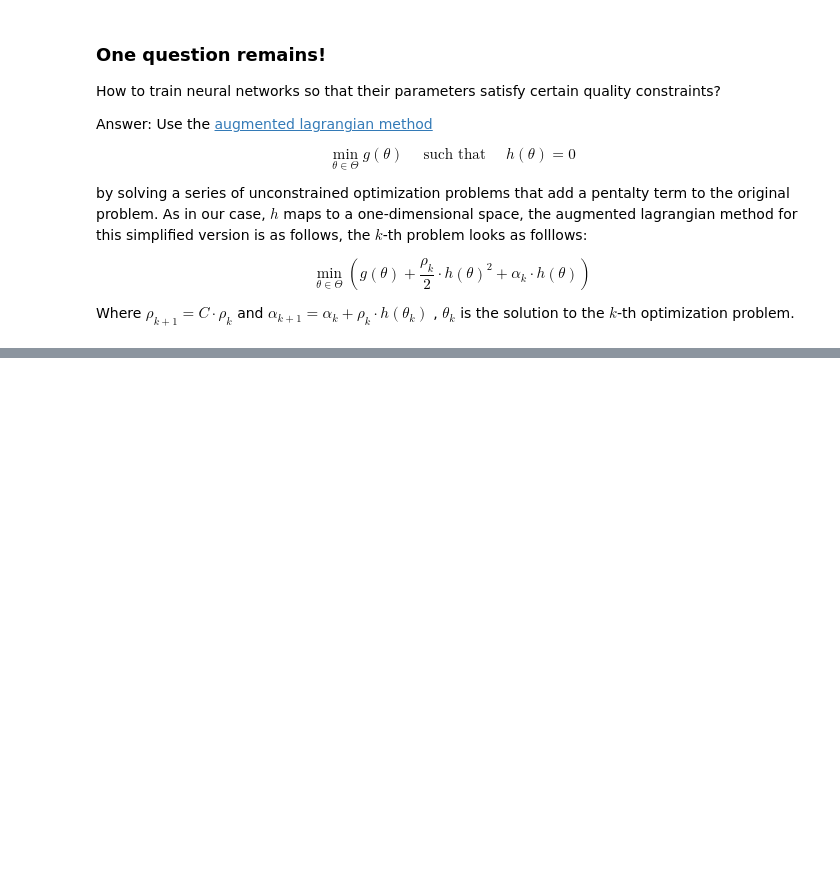
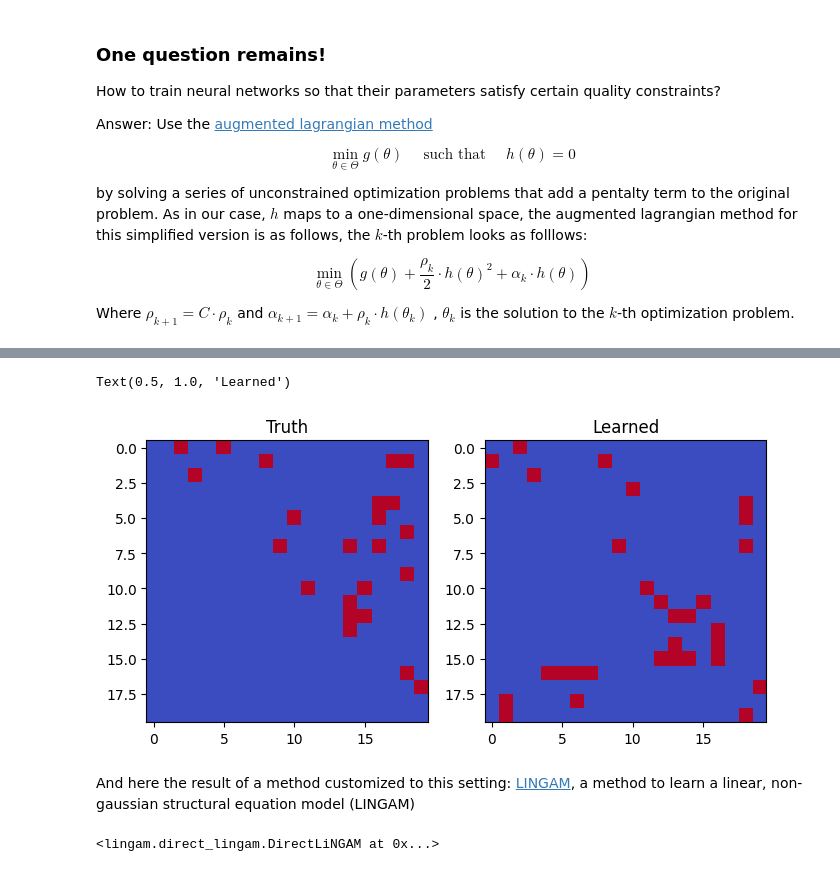
Before and after one commit to windisch/boxroom, a Jupyter notebook: notebooks/learning_large_bayesian_networks.ipynb, the cells around one changed output, grey strips where cells are left out. Cells and saved outputs as stored; diff of their text form; code cells hidden in the pictures; blank space fills up the shorter version.

```diff
--- a/notebooks/learning_large_bayesian_networks.ipynb
+++ b/notebooks/learning_large_bayesian_networks.ipynb
@@ -308,0 +398,15 @@ to the $k$-th optimization problem.
+# %%
+dag_learned = from_pandas(df, w_threshold=0.3, max_iter=200)
+# %%
+fig, axes = plt.subplots(figsize=(8, 4), ncols=2)
+
+axes[0].imshow(nx.to_numpy_array(model.dag), cmap='coolwarm')
+axes[0].set_title('Truth')
+
+axes[1].imshow(nx.to_numpy_array(dag_learned) != 0, cmap='coolwarm')
+axes[1].set_title('Learned')
+# %% [output]
+Text(0.5, 1.0, 'Learned')
+[figure, added]
+# %% [markdown]
+And here the result of a method customized to this setting: [LINGAM](https://lingam.readthedocs.io/en/latest/tutorial/lingam.html#id5), a method to learn a linear, non-gaussian structural equation model (LINGAM)
@@ -308,0 +415,5 @@ to the $k$-th optimization problem.
+# %%
+model_lingam = lingam.DirectLiNGAM()
+model_lingam.fit(df)
+# %% [output]
+<lingam.direct_lingam.DirectLiNGAM at 0x...>
```
Also changed, not shown: parts of 29 cells of this notebook.
